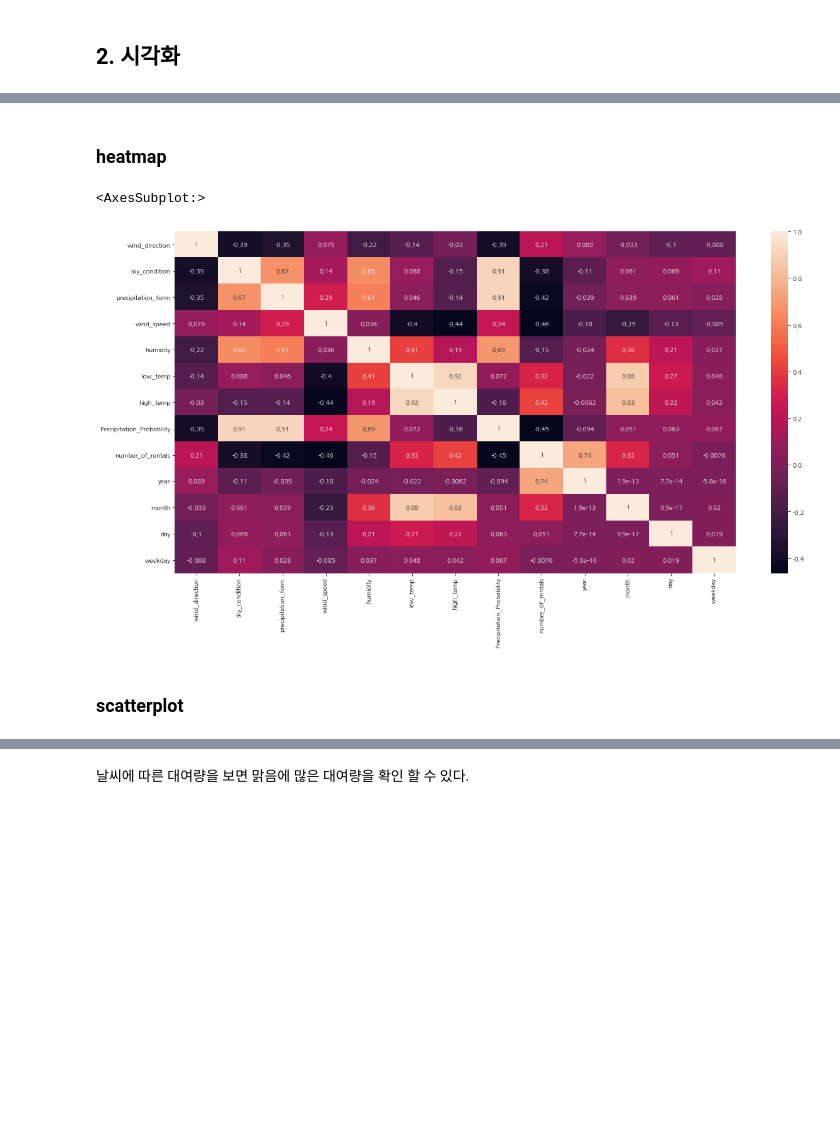
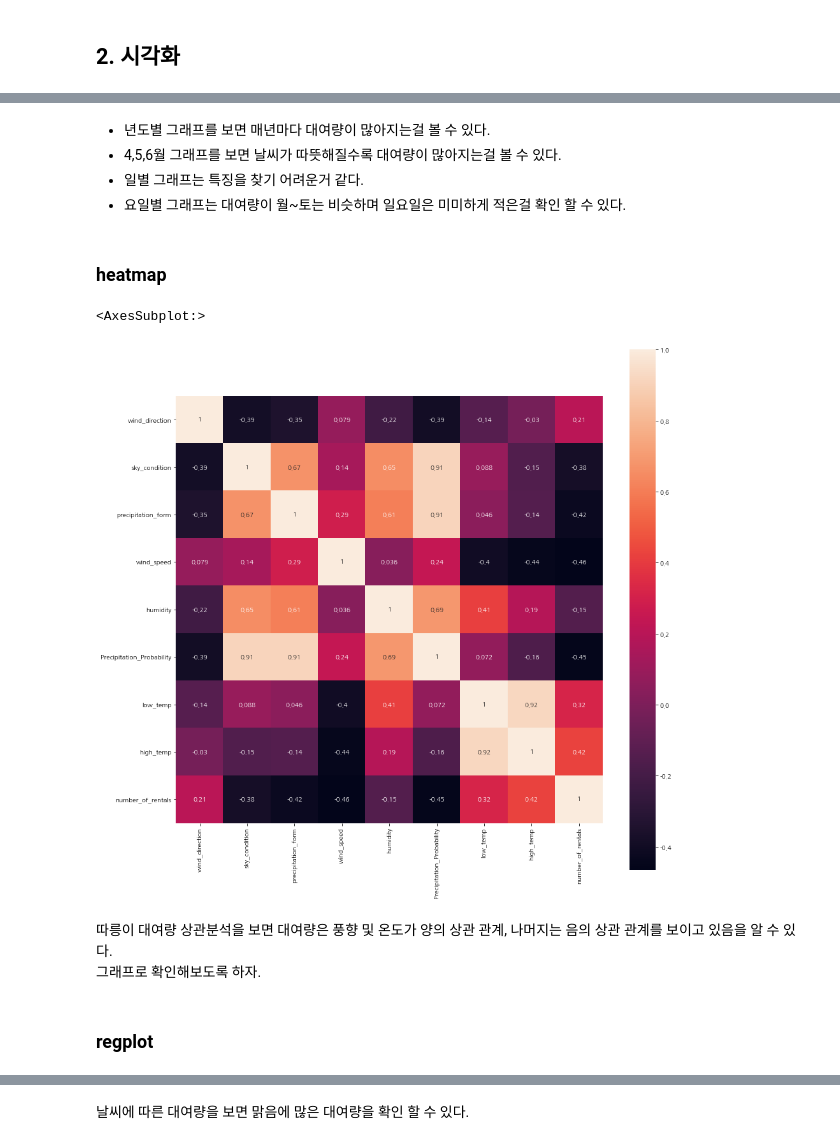
Before and after one commit to choiuikang/contest, a Jupyter notebook: dacon/ttareungi_rental_forecast.ipynb, the cells around one changed output, grey strips where cells are left out. Saved outputs shown, nothing was run; the diff lists cells and outputs as text; code cells hidden in the pictures; blank space fills up the shorter version.

```diff
--- a/dacon/Untitled.ipynb
+++ b/dacon/ttareungi_rental_forecast.ipynb
@@ -171,12 +168,24 @@ ax4.set(xlabel='요일',ylabel='대여량', title="요일별 대여량")
+# %% [markdown]
+- 년도별 그래프를 보면 매년마다 대여량이 많아지는걸 볼 수 있다.
+- 4,5,6월 그래프를 보면 날씨가 따뜻해질수록 대여량이 많아지는걸 볼 수 있다.
+- 일별 그래프는 특징을 찾기 어려운거 같다.
+- 요일별 그래프는 대여량이 월~토는 비슷하며 일요일은 미미하게 적은걸 확인 할 수 있다.
 # %% [markdown]
 ### heatmap
+# %%
+corrMatt = train[["wind_direction",'sky_condition','precipitation_form','wind_speed','humidity','Precipitation_Probability',
+                  'low_temp','high_temp','number_of_rentals']]
+corrMatt = corrMatt.corr()
 # %%
 fig, ax = plt.subplots()
-fig.set_size_inches(20,10)
-sns.heatmap(train.corr(), annot = True)
+fig.set_size_inches(15,15)
+sns.heatmap(corrMatt, square=True,annot=True)
 # %% [output]
 <AxesSubplot:>
-[figure, old version]
+[figure, new version]
+# %% [markdown]
+따릉이 대여량 상관분석을 보면 대여량은 풍향 및 온도가 양의 상관 관계, 나머지는 음의 상관 관계를 보이고 있음을 알 수 있다.<br>
+그래프로 확인해보도록 하자.
 # %% [markdown]
-### scatterplot
+### regplot
 # %%
```
Also changed, not shown: parts of 29 cells of this notebook.
